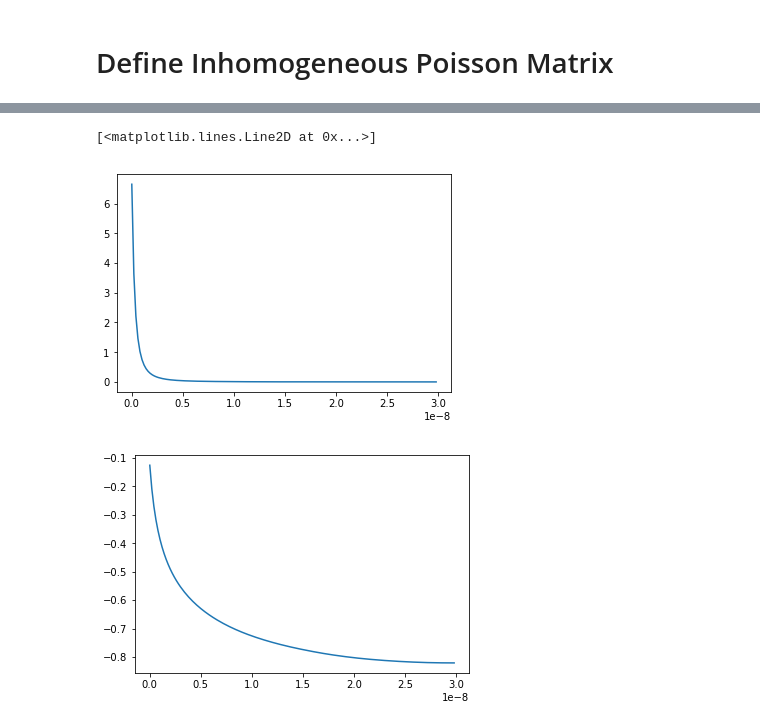
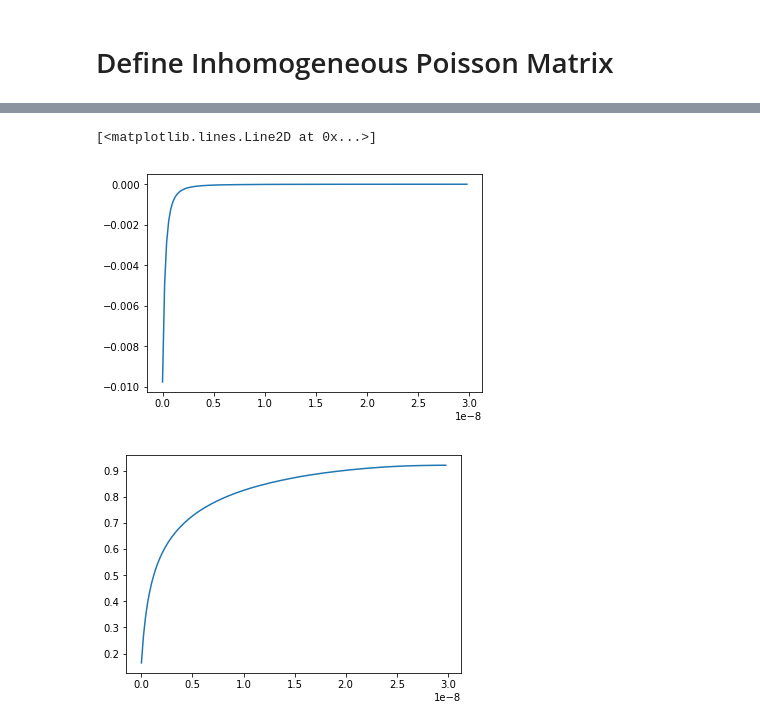
Before and after one commit to pkw0818/QLED, a Jupyter notebook: QLED v1.ipynb, the cells around one changed output, grey strips where cells are left out. Cells and saved outputs as stored; diff of their text form; code cells hidden in the pictures.

```diff
--- a/QLED v1.ipynb
+++ b/QLED v1.ipynb
@@ -29,9 +29,9 @@ q = 1.6e-19
 # %% [markdown]
 # Define Constant
 # %%
-EH = -5.3 # ev
-EL = -2.1
-EF = -5.1
+EH = -7.3 # ev
+EL = -4.2
+EF = -4.3
 
 n = 4.1e18/1.42e-9*dz
 # %% [markdown]
@@ -123,7 +131,7 @@ for k in range(10000):
     qden_new = q*n*(nhSum - neSum)
     diff = np.sum(qden_old - qden_new)
     qden_old = (qden_old*99/100 + qden_new/100)
-    if k % 10 == 0:
+    if k % 1000 == 0:
         print k
     #qden_new *= 1000
     #plt.plot(z, -Vz)
@@ -163,8 +160,8 @@ plt.contourf(z, y, dosH)
 # %%
-plt.plot(z, qden_old*1000)
+plt.plot(z, qden_old)
 plt.figure()
 plt.plot(z, -Vz)
 # %% [output]
 [<matplotlib.lines.Line2D at 0x...>]
-[figure, old version]
+[figure, new version]
-[figure, old version]
+[figure, new version]
```
Also changed, not shown: parts of 8 cells of this notebook, 3 other files.
